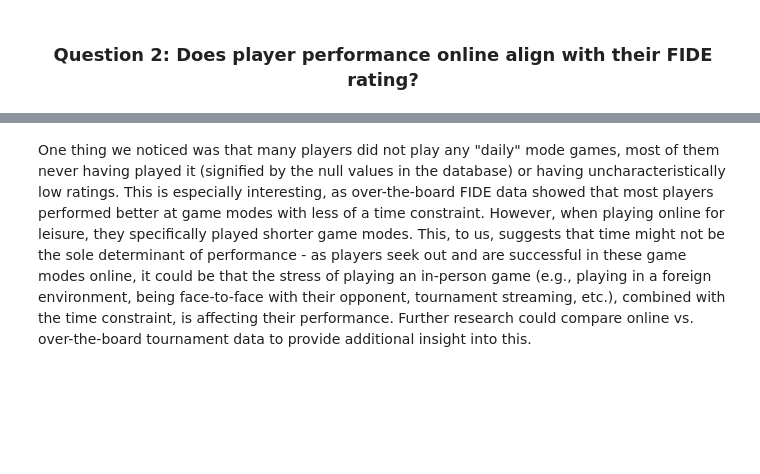
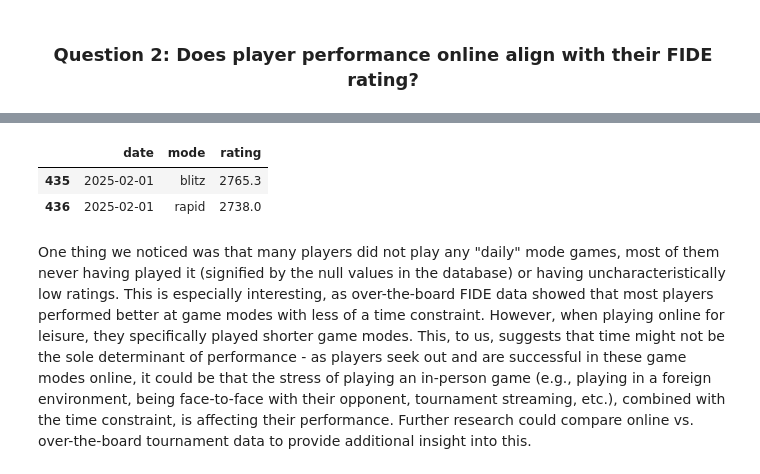
Before and after one commit to deyavuz/ds105a-chess-investigation, a Jupyter notebook: notebooks/NB03-Data-Analysis.ipynb, the cells around one changed output, grey strips where cells are left out. Cells and saved outputs as stored; diff of their text form; code cells hidden in the pictures; blank space fills up the shorter version.

```diff
--- a/notebooks/NB03-Data-Analysis.ipynb
+++ b/notebooks/NB03-Data-Analysis.ipynb
@@ -184,3 +186,17 @@ As we were also curious about online vs. over-the-board game performance, this g
+# %%
+# Filtering the FIDE data to only get February blitz and rapid data
+# This is due to 1) standard mode data not being available on Chess.com and 2) Chess.com API only providing current data
+df_filtered = df_agg_avg[
+    (df_agg_avg['date'].dt.year == 2025) &
+    (df_agg_avg['date'].dt.month == 2) &
+    (df_agg_avg['mode'].isin(['rapid', 'blitz']))
+]
+
+df_filtered
+# %% [output]
+|  | date | mode | rating |
+| 435 | 2025-02-01 | blitz | 2765.3 |
+| 436 | 2025-02-01 | rapid | 2738.0 |
 # %% [markdown]
 One thing we noticed was that many players did not play any "daily" mode games, most of them never having played it (signified by the null values in the database) or having uncharacteristically low ratings. This is especially interesting, as over-the-board FIDE data showed that most players performed better at game modes with less of a time constraint. However, when playing online for leisure, they specifically played shorter game modes. This, to us, suggests that time might not be the sole determinant of performance - as players seek out and are successful in these game modes online, it could be that the stress of playing an in-person game (e.g., playing in a foreign environment, being face-to-face with their opponent, tournament streaming, etc.), combined with the time constraint, is affecting their performance. Further research could compare online vs. over-the-board tournament data to provide additional insight into this.
 # %% [markdown]
```
Also changed, not shown: parts of 1 cell of this notebook.
